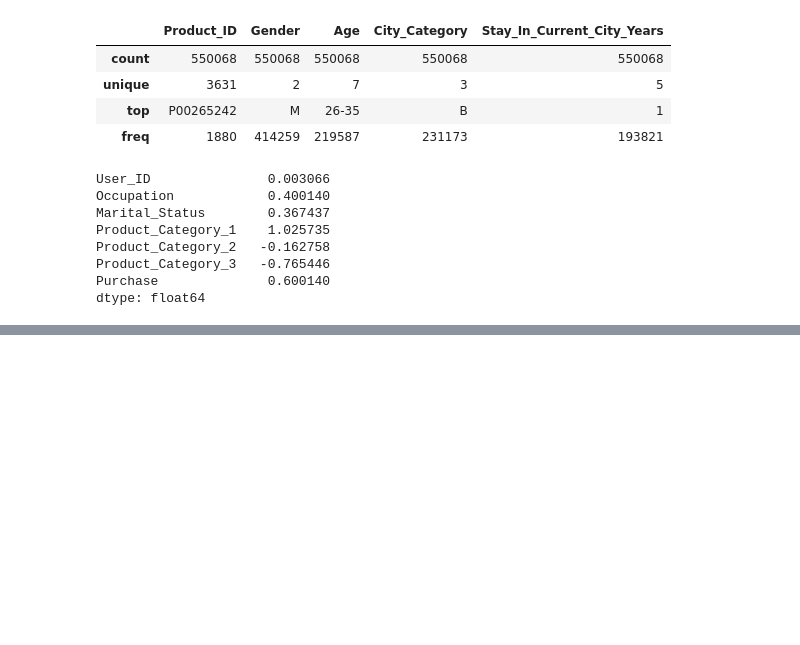
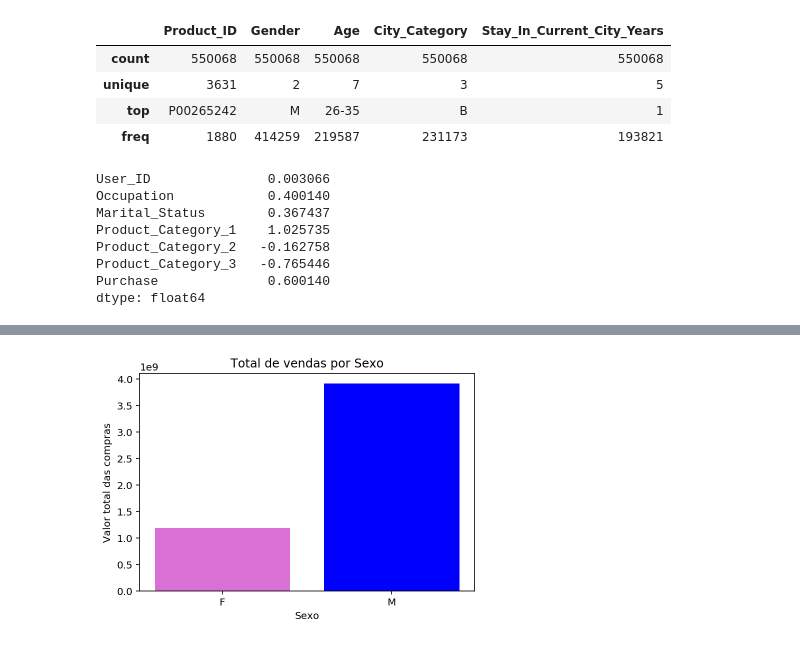
Before and after one commit to BrenoLD94/DataScience-Projects, a Jupyter notebook: <BlackFriday/<Code/Black Friday Code.ipynb, the cells around one changed output, grey strips where cells are left out. Cells and saved outputs as stored; diff of their text form; code cells hidden in the pictures; blank space fills up the shorter version.

```diff
--- a/<BlackFriday/<Code/Black Friday Code.ipynb
+++ b/<BlackFriday/<Code/Black Friday Code.ipynb
@@ -72,0 +126,9 @@ dtype: float64
+# %%
+compra_por_genero = df.groupby(['Gender']).Purchase.sum()
+plt.bar(compra_por_genero.keys(), compra_por_genero.values, align='center', color = ['orchid', 'Blue'])
+plt.xlabel("Sexo")
+plt.ylabel("Valor total das compras")
+plt.title("Total de vendas por Sexo")
+plt.show()
+# %% [output]
+[figure, added]
```
Also changed, not shown: parts of 29 cells of this notebook.
